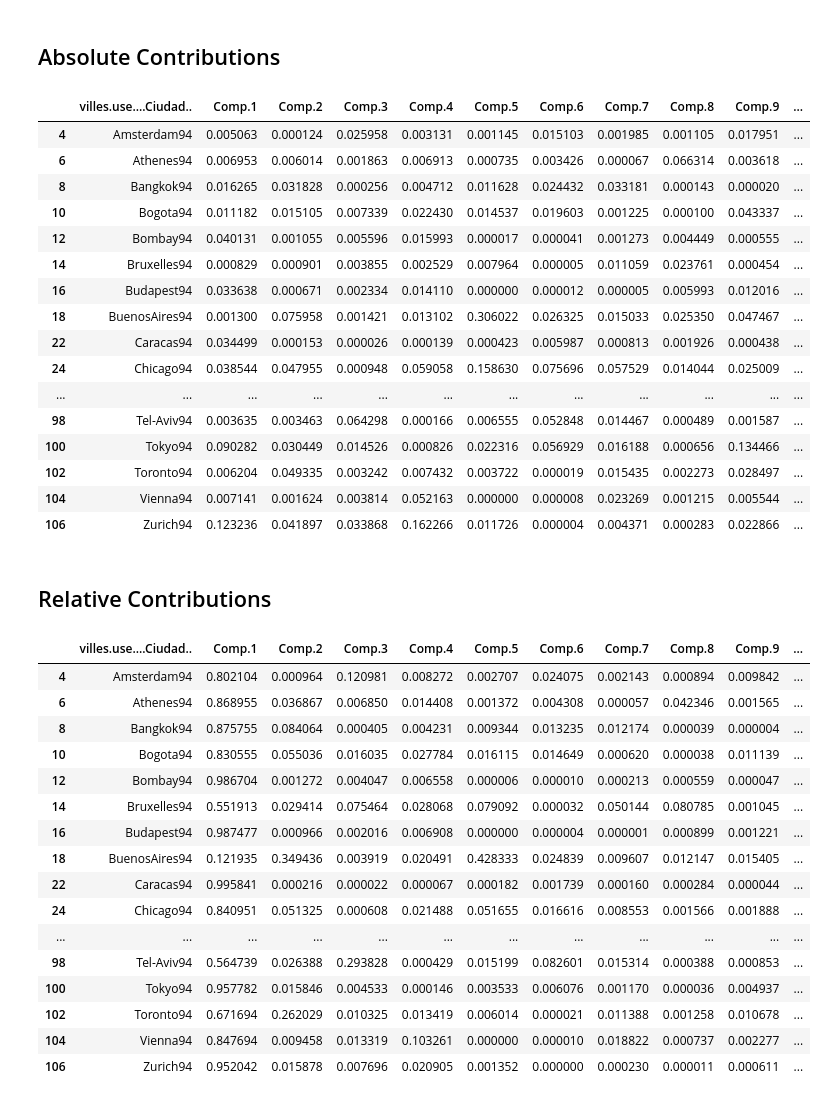
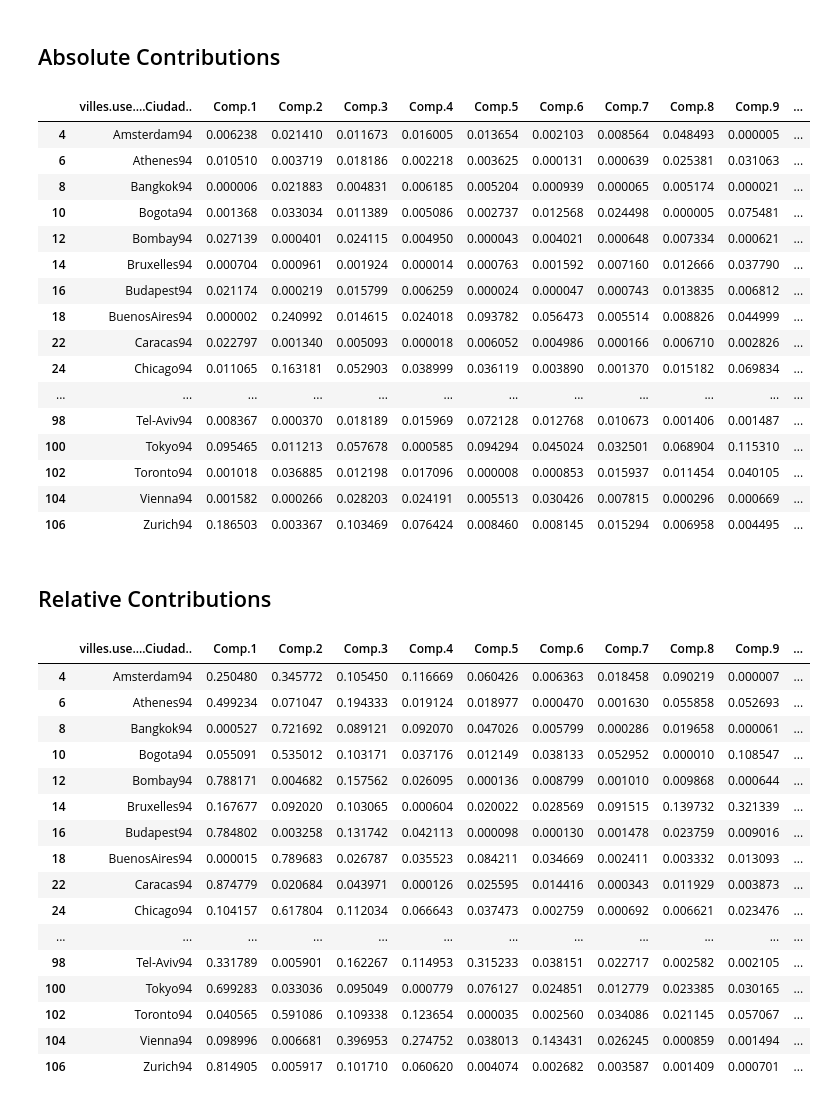
Before and after one commit to garciparedes/r-examples, a Jupyter notebook: notebooks/villes-analysis.ipynb, the cells around one changed output. Drawn from its saved outputs; the diff is of its cells as text; code cells hidden in the pictures.

```diff
--- a/notebooks/villes-analysis.ipynb
+++ b/notebooks/villes-analysis.ipynb
@@ -78,7 +78,10 @@ cols <- c("Ciudad", "Región.del.mundo", "Maestro", "Chófer.de.autobús",
           "Secretaria.de.dirección", "Dependienta", "Trabajador.textil")
 
 villes.use <- filter.complete(filter.by.columns(filter.by.factor(
-  villes, "Año", "edition 1994"), cols))[- 1,]
+  villes, "Año", "edition 1994"), cols))
+
+villes.use <- villes.use[- 1,]
+villes.use[,-c(1,2)] <- villes.use[, -c(1, 2)] - rowMeans(villes.use[, -c(1, 2)])
 
 head(villes.use)
 # %% [output]
@@ -150,46 +199,45 @@ villes.use.pca.ctr.abs <- t(t(villes.use.pca$scores) ^ 2 / (dim(villes.use)[1] *
 data.frame(villes.use[, "Ciudad"], round(villes.use.pca.ctr.abs, digits = 6))
 # %% [output]
 |  | villes.use....Ciudad.. | Comp.1 | Comp.2 | Comp.3 | Comp.4 | Comp.5 | Comp.6 | Comp.7 | Comp.8 | Comp.9 | ... |
-| 4 | Amsterdam94 | 0.005063 | 0.000124 | 0.025958 | 0.003131 | 0.001145 | 0.015103 | 0.001985 | 0.001105 | 0.017951 | ... |
-| 6 | Athenes94 | 0.006953 | 0.006014 | 0.001863 | 0.006913 | 0.000735 | 0.003426 | 0.000067 | 0.066314 | 0.003618 | ... |
-| 8 | Bangkok94 | 0.016265 | 0.031828 | 0.000256 | 0.004712 | 0.011628 | 0.024432 | 0.033181 | 0.000143 | 0.000020 | ... |
-| 10 | Bogota94 | 0.011182 | 0.015105 | 0.007339 | 0.022430 | 0.014537 | 0.019603 | 0.001225 | 0.000100 | 0.043337 | ... |
-| 12 | Bombay94 | 0.040131 | 0.001055 | 0.005596 | 0.015993 | 0.000017 | 0.000041 | 0.001273 | 0.004449 | 0.000555 | ... |
-| 14 | Bruxelles94 | 0.000829 | 0.000901 | 0.003855 | 0.002529 | 0.007964 | 0.000005 | 0.011059 | 0.023761 | 0.000454 | ... |
-| 16 | Budapest94 | 0.033638 | 0.000671 | 0.002334 | 0.014110 | 0.000000 | 0.000012 | 0.000005 | 0.005993 | 0.012016 | ... |
-| 18 | BuenosAires94 | 0.001300 | 0.075958 | 0.001421 | 0.013102 | 0.306022 | 0.026325 | 0.015033 | 0.025350 | 0.047467 | ... |
-| 22 | Caracas94 | 0.034499 | 0.000153 | 0.000026 | 0.000139 | 0.000423 | 0.005987 | 0.000813 | 0.001926 | 0.000438 | ... |
-| 24 | Chicago94 | 0.038544 | 0.047955 | 0.000948 | 0.059058 | 0.158630 | 0.075696 | 0.057529 | 0.014044 | 0.025009 | ... |
+| 4 | Amsterdam94 | 0.006238 | 0.021410 | 0.011673 | 0.016005 | 0.013654 | 0.002103 | 0.008564 | 0.048493 | 0.000005 | ... |
+| 6 | Athenes94 | 0.010510 | 0.003719 | 0.018186 | 0.002218 | 0.003625 | 0.000131 | 0.000639 | 0.025381 | 0.031063 | ... |
+| 8 | Bangkok94 | 0.000006 | 0.021883 | 0.004831 | 0.006185 | 0.005204 | 0.000939 | 0.000065 | 0.005174 | 0.000021 | ... |
+| 10 | Bogota94 | 0.001368 | 0.033034 | 0.011389 | 0.005086 | 0.002737 | 0.012568 | 0.024498 | 0.000005 | 0.075481 | ... |
+| 12 | Bombay94 | 0.027139 | 0.000401 | 0.024115 | 0.004950 | 0.000043 | 0.004021 | 0.000648 | 0.007334 | 0.000621 | ... |
+| 14 | Bruxelles94 | 0.000704 | 0.000961 | 0.001924 | 0.000014 | 0.000763 | 0.001592 | 0.007160 | 0.012666 | 0.037790 | ... |
+| 16 | Budapest94 | 0.021174 | 0.000219 | 0.015799 | 0.006259 | 0.000024 | 0.000047 | 0.000743 | 0.013835 | 0.006812 | ... |
+| 18 | BuenosAires94 | 0.000002 | 0.240992 | 0.014615 | 0.024018 | 0.093782 | 0.056473 | 0.005514 | 0.008826 | 0.044999 | ... |
+| 22 | Caracas94 | 0.022797 | 0.001340 | 0.005093 | 0.000018 | 0.006052 | 0.004986 | 0.000166 | 0.006710 | 0.002826 | ... |
+| 24 | Chicago94 | 0.011065 | 0.163181 | 0.052903 | 0.038999 | 0.036119 | 0.003890 | 0.001370 | 0.015182 | 0.069834 | ... |
 | ... | ... | ... | ... | ... | ... | ... | ... | ... | ... | ... | ... |
-| 98 | Tel-Aviv94 | 0.003635 | 0.003463 | 0.064298 | 0.000166 | 0.006555 | 0.052848 | 0.014467 | 0.000489 | 0.001587 | ... |
-| 100 | Tokyo94 | 0.090282 | 0.030449 | 0.014526 | 0.000826 | 0.022316 | 0.056929 | 0.016188 | 0.000656 | 0.134466 | ... |
-| 102 | Toronto94 | 0.006204 | 0.049335 | 0.003242 | 0.007432 | 0.003722 | 0.000019 | 0.015435 | 0.002273 | 0.028497 | ... |
-| 104 | Vienna94 | 0.007141 | 0.001624 | 0.003814 | 0.052163 | 0.000000 | 0.000008 | 0.023269 | 0.001215 | 0.005544 | ... |
-| 106 | Zurich94 | 0.123236 | 0.041897 | 0.033868 | 0.162266 | 0.011726 | 0.000004 | 0.004371 | 0.000283 | 0.022866 | ... |
+| 98 | Tel-Aviv94 | 0.008367 | 0.000370 | 0.018189 | 0.015969 | 0.072128 | 0.012768 | 0.010673 | 0.001406 | 0.001487 | ... |
+| 100 | Tokyo94 | 0.095465 | 0.011213 | 0.057678 | 0.000585 | 0.094294 | 0.045024 | 0.032501 | 0.068904 | 0.115310 | ... |
+| 102 | Toronto94 | 0.001018 | 0.036885 | 0.012198 | 0.017096 | 0.000008 | 0.000853 | 0.015937 | 0.011454 | 0.040105 | ... |
+| 104 | Vienna94 | 0.001582 | 0.000266 | 0.028203 | 0.024191 | 0.005513 | 0.030426 | 0.007815 | 0.000296 | 0.000669 | ... |
+| 106 | Zurich94 | 0.186503 | 0.003367 | 0.103469 | 0.076424 | 0.008460 | 0.008145 | 0.015294 | 0.006958 | 0.004495 | ... |
 # %% [markdown]
 ## Relative Contributions
 # %%
-
-villes.use.pca.ctr.rel <- ((villes.use.pca$scores) ^ 2 / (rowSums(villes.use.pca$scores ^ 2)))
+villes.use.pca.ctr.rel <- (villes.use.pca$scores ^ 2 / (rowSums(villes.use.pca$scores ^ 2)))
 data.frame(villes.use[, "Ciudad"], round(villes.use.pca.ctr.rel, digits = 6))
 # %% [output]
 |  | villes.use....Ciudad.. | Comp.1 | Comp.2 | Comp.3 | Comp.4 | Comp.5 | Comp.6 | Comp.7 | Comp.8 | Comp.9 | ... |
-| 4 | Amsterdam94 | 0.802104 | 0.000964 | 0.120981 | 0.008272 | 0.002707 | 0.024075 | 0.002143 | 0.000894 | 0.009842 | ... |
-| 6 | Athenes94 | 0.868955 | 0.036867 | 0.006850 | 0.014408 | 0.001372 | 0.004308 | 0.000057 | 0.042346 | 0.001565 | ... |
-| 8 | Bangkok94 | 0.875755 | 0.084064 | 0.000405 | 0.004231 | 0.009344 | 0.013235 | 0.012174 | 0.000039 | 0.000004 | ... |
-| 10 | Bogota94 | 0.830555 | 0.055036 | 0.016035 | 0.027784 | 0.016115 | 0.014649 | 0.000620 | 0.000038 | 0.011139 | ... |
-| 12 | Bombay94 | 0.986704 | 0.001272 | 0.004047 | 0.006558 | 0.000006 | 0.000010 | 0.000213 | 0.000559 | 0.000047 | ... |
-| 14 | Bruxelles94 | 0.551913 | 0.029414 | 0.075464 | 0.028068 | 0.079092 | 0.000032 | 0.050144 | 0.080785 | 0.001045 | ... |
-| 16 | Budapest94 | 0.987477 | 0.000966 | 0.002016 | 0.006908 | 0.000000 | 0.000004 | 0.000001 | 0.000899 | 0.001221 | ... |
-| 18 | BuenosAires94 | 0.121935 | 0.349436 | 0.003919 | 0.020491 | 0.428333 | 0.024839 | 0.009607 | 0.012147 | 0.015405 | ... |
-| 22 | Caracas94 | 0.995841 | 0.000216 | 0.000022 | 0.000067 | 0.000182 | 0.001739 | 0.000160 | 0.000284 | 0.000044 | ... |
-| 24 | Chicago94 | 0.840951 | 0.051325 | 0.000608 | 0.021488 | 0.051655 | 0.016616 | 0.008553 | 0.001566 | 0.001888 | ... |
+| 4 | Amsterdam94 | 0.250480 | 0.345772 | 0.105450 | 0.116669 | 0.060426 | 0.006363 | 0.018458 | 0.090219 | 0.000007 | ... |
+| 6 | Athenes94 | 0.499234 | 0.071047 | 0.194333 | 0.019124 | 0.018977 | 0.000470 | 0.001630 | 0.055858 | 0.052693 | ... |
+| 8 | Bangkok94 | 0.000527 | 0.721692 | 0.089121 | 0.092070 | 0.047026 | 0.005799 | 0.000286 | 0.019658 | 0.000061 | ... |
+| 10 | Bogota94 | 0.055091 | 0.535012 | 0.103171 | 0.037176 | 0.012149 | 0.038133 | 0.052952 | 0.000010 | 0.108547 | ... |
+| 12 | Bombay94 | 0.788171 | 0.004682 | 0.157562 | 0.026095 | 0.000136 | 0.008799 | 0.001010 | 0.009868 | 0.000644 | ... |
+| 14 | Bruxelles94 | 0.167677 | 0.092020 | 0.103065 | 0.000604 | 0.020022 | 0.028569 | 0.091515 | 0.139732 | 0.321339 | ... |
+| 16 | Budapest94 | 0.784802 | 0.003258 | 0.131742 | 0.042113 | 0.000098 | 0.000130 | 0.001478 | 0.023759 | 0.009016 | ... |
+| 18 | BuenosAires94 | 0.000015 | 0.789683 | 0.026787 | 0.035523 | 0.084211 | 0.034669 | 0.002411 | 0.003332 | 0.013093 | ... |
+| 22 | Caracas94 | 0.874779 | 0.020684 | 0.043971 | 0.000126 | 0.025595 | 0.014416 | 0.000343 | 0.011929 | 0.003873 | ... |
+| 24 | Chicago94 | 0.104157 | 0.617804 | 0.112034 | 0.066643 | 0.037473 | 0.002759 | 0.000692 | 0.006621 | 0.023476 | ... |
 | ... | ... | ... | ... | ... | ... | ... | ... | ... | ... | ... | ... |
-| 98 | Tel-Aviv94 | 0.564739 | 0.026388 | 0.293828 | 0.000429 | 0.015199 | 0.082601 | 0.015314 | 0.000388 | 0.000853 | ... |
-| 100 | Tokyo94 | 0.957782 | 0.015846 | 0.004533 | 0.000146 | 0.003533 | 0.006076 | 0.001170 | 0.000036 | 0.004937 | ... |
-| 102 | Toronto94 | 0.671694 | 0.262029 | 0.010325 | 0.013419 | 0.006014 | 0.000021 | 0.011388 | 0.001258 | 0.010678 | ... |
-| 104 | Vienna94 | 0.847694 | 0.009458 | 0.013319 | 0.103261 | 0.000000 | 0.000010 | 0.018822 | 0.000737 | 0.002277 | ... |
-| 106 | Zurich94 | 0.952042 | 0.015878 | 0.007696 | 0.020905 | 0.001352 | 0.000000 | 0.000230 | 0.000011 | 0.000611 | ... |
+| 98 | Tel-Aviv94 | 0.331789 | 0.005901 | 0.162267 | 0.114953 | 0.315233 | 0.038151 | 0.022717 | 0.002582 | 0.002105 | ... |
+| 100 | Tokyo94 | 0.699283 | 0.033036 | 0.095049 | 0.000779 | 0.076127 | 0.024851 | 0.012779 | 0.023385 | 0.030165 | ... |
+| 102 | Toronto94 | 0.040565 | 0.591086 | 0.109338 | 0.123654 | 0.000035 | 0.002560 | 0.034086 | 0.021145 | 0.057067 | ... |
+| 104 | Vienna94 | 0.098996 | 0.006681 | 0.396953 | 0.274752 | 0.038013 | 0.143431 | 0.026245 | 0.000859 | 0.001494 | ... |
+| 106 | Zurich94 | 0.814905 | 0.005917 | 0.101710 | 0.060620 | 0.004074 | 0.002682 | 0.003587 | 0.001409 | 0.000701 | ... |
 # %%
 plot(villes.use.pca)
 # %% [output]
```
Also changed, not shown: parts of 9 cells of this notebook.
